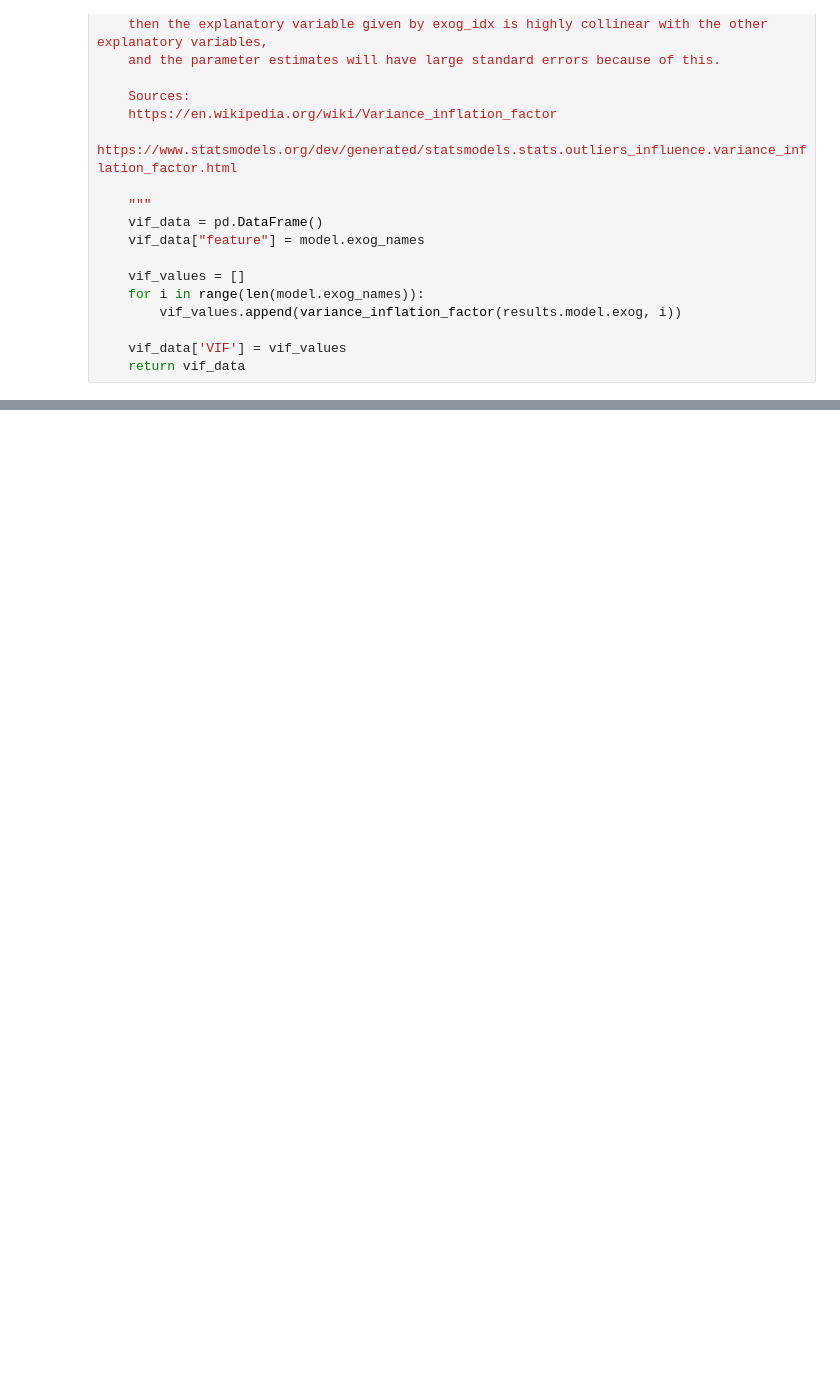
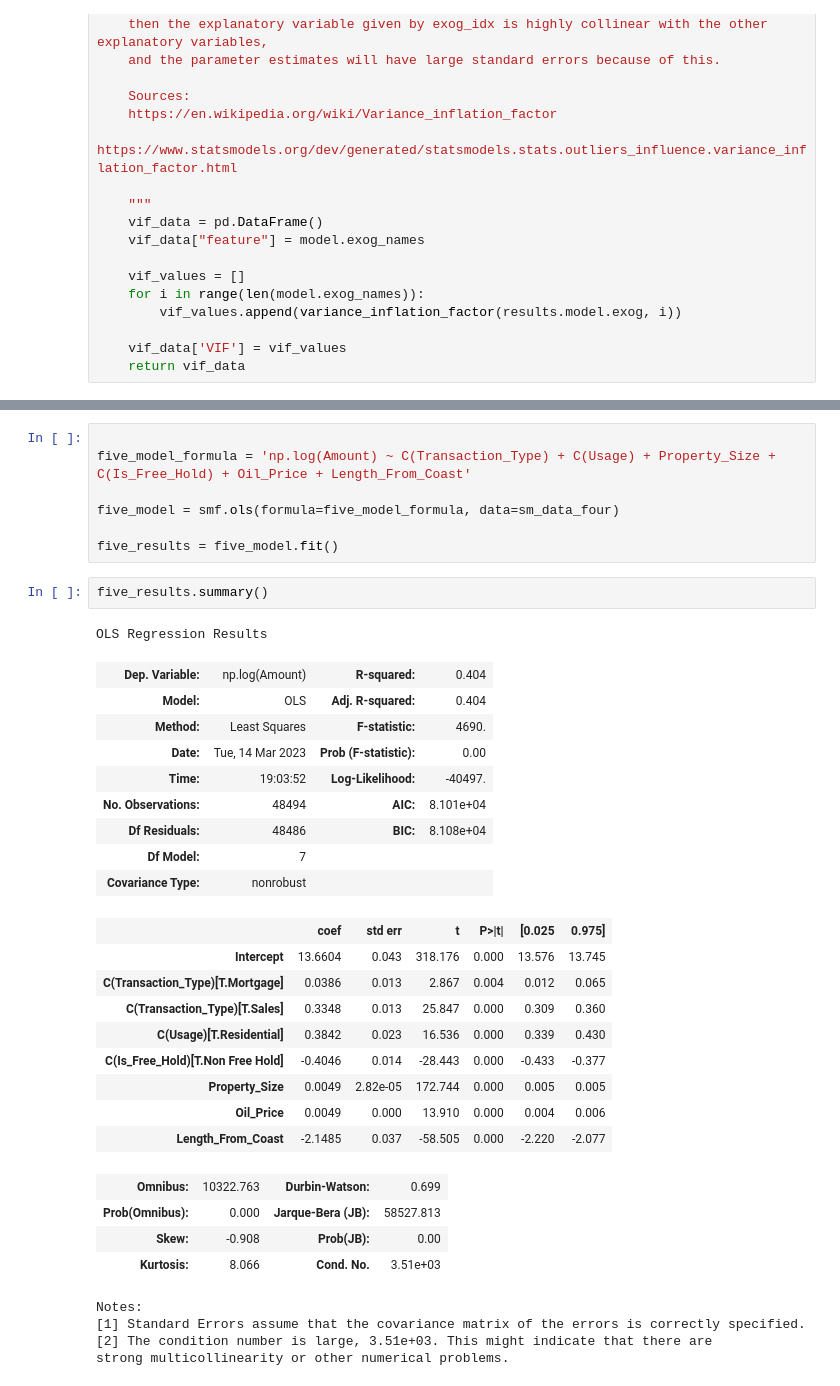
Before and after one commit to geporys/econometrics-project-assignment-hse-2022, a Jupyter notebook: Main analysis.ipynb, the cells around one changed output, grey strips where cells are left out. Saved outputs shown, nothing was run; the diff lists cells and outputs as text; blank space fills up the shorter version.

```diff
--- a/Main analysis.ipynb
+++ b/Main analysis.ipynb
@@ -522,0 +595,37 @@ KeyboardInterrupt:
+# %%
+
+five_model_formula = 'np.log(Amount) ~ C(Transaction_Type) + C(Usage) + Property_Size + C(Is_Free_Hold) + Oil_Price + Length_From_Coast'
+
+five_model = smf.ols(formula=five_model_formula, data=sm_data_four)
+
+five_results = five_model.fit()
+# %%
+five_results.summary()
+# %% [output]
+OLS Regression Results
+| Dep. Variable: | np.log(Amount) | R-squared: | 0.404 |
+| Model: | OLS | Adj. R-squared: | 0.404 |
+| Method: | Least Squares | F-statistic: | 4690. |
+| Date: | Tue, 14 Mar 2023 | Prob (F-statistic): | 0.00 |
+| Time: | 19:03:52 | Log-Likelihood: | -40497. |
+| No. Observations: | 48494 | AIC: | 8.101e+04 |
+| Df Residuals: | 48486 | BIC: | 8.108e+04 |
+| Df Model: | 7 |  |  |
+| Covariance Type: | nonrobust |  |  |
+|  | coef | std err | t | P>|t| | [0.025 | 0.975] |
+| Intercept | 13.6604 | 0.043 | 318.176 | 0.000 | 13.576 | 13.745 |
+| C(Transaction_Type)[T.Mortgage] | 0.0386 | 0.013 | 2.867 | 0.004 | 0.012 | 0.065 |
+| C(Transaction_Type)[T.Sales] | 0.3348 | 0.013 | 25.847 | 0.000 | 0.309 | 0.360 |
+| C(Usage)[T.Residential] | 0.3842 | 0.023 | 16.536 | 0.000 | 0.339 | 0.430 |
+| C(Is_Free_Hold)[T.Non Free Hold] | -0.4046 | 0.014 | -28.443 | 0.000 | -0.433 | -0.377 |
+| Property_Size | 0.0049 | 2.82e-05 | 172.744 | 0.000 | 0.005 | 0.005 |
+| Oil_Price | 0.0049 | 0.000 | 13.910 | 0.000 | 0.004 | 0.006 |
+| Length_From_Coast | -2.1485 | 0.037 | -58.505 | 0.000 | -2.220 | -2.077 |
+| Omnibus: | 10322.763 | Durbin-Watson: | 0.699 |
+| Prob(Omnibus): | 0.000 | Jarque-Bera (JB): | 58527.813 |
+| Skew: | -0.908 | Prob(JB): | 0.00 |
+| Kurtosis: | 8.066 | Cond. No. | 3.51e+03 |
+Notes:
+[1] Standard Errors assume that the covariance matrix of the errors is correctly specified.
+[2] The condition number is large, 3.51e+03. This might indicate that there are
+strong multicollinearity or other numerical problems.
```
Also changed, not shown: parts of 32 cells of this notebook, 1 other file.
